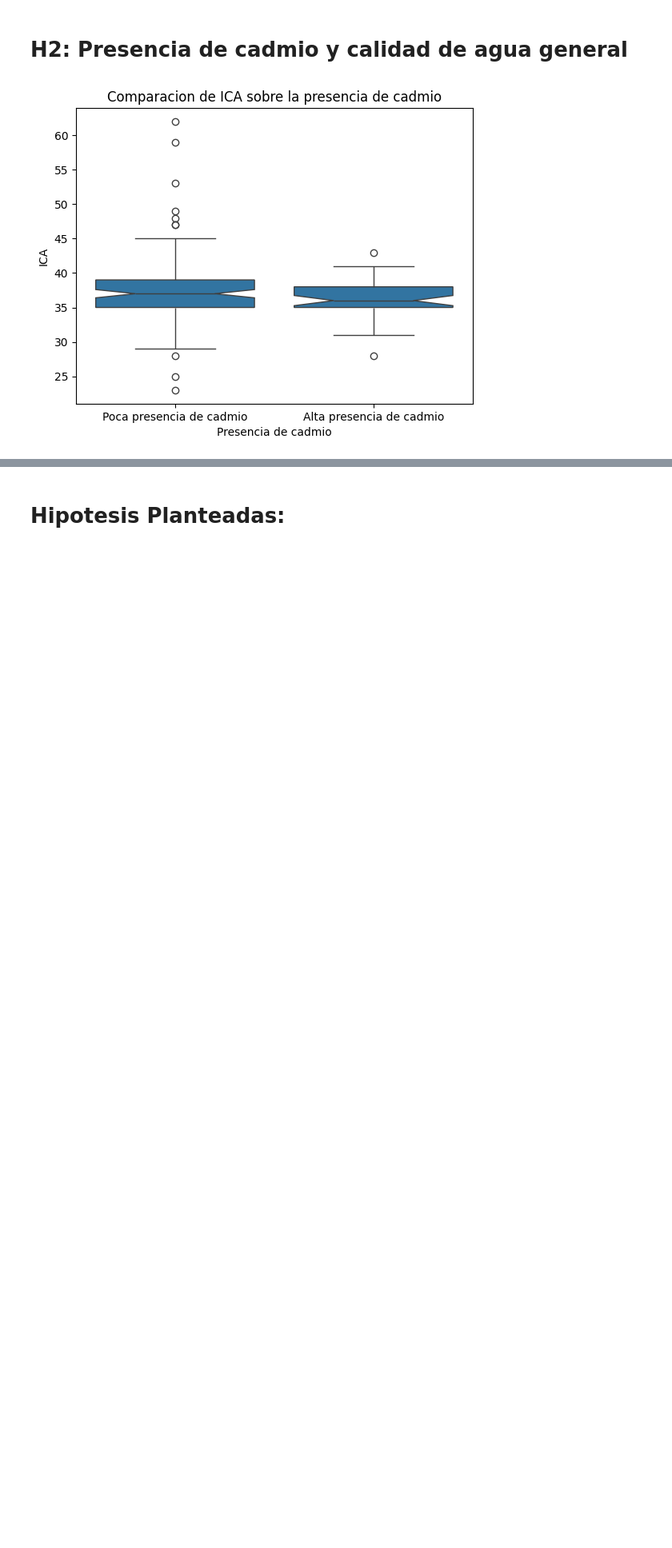
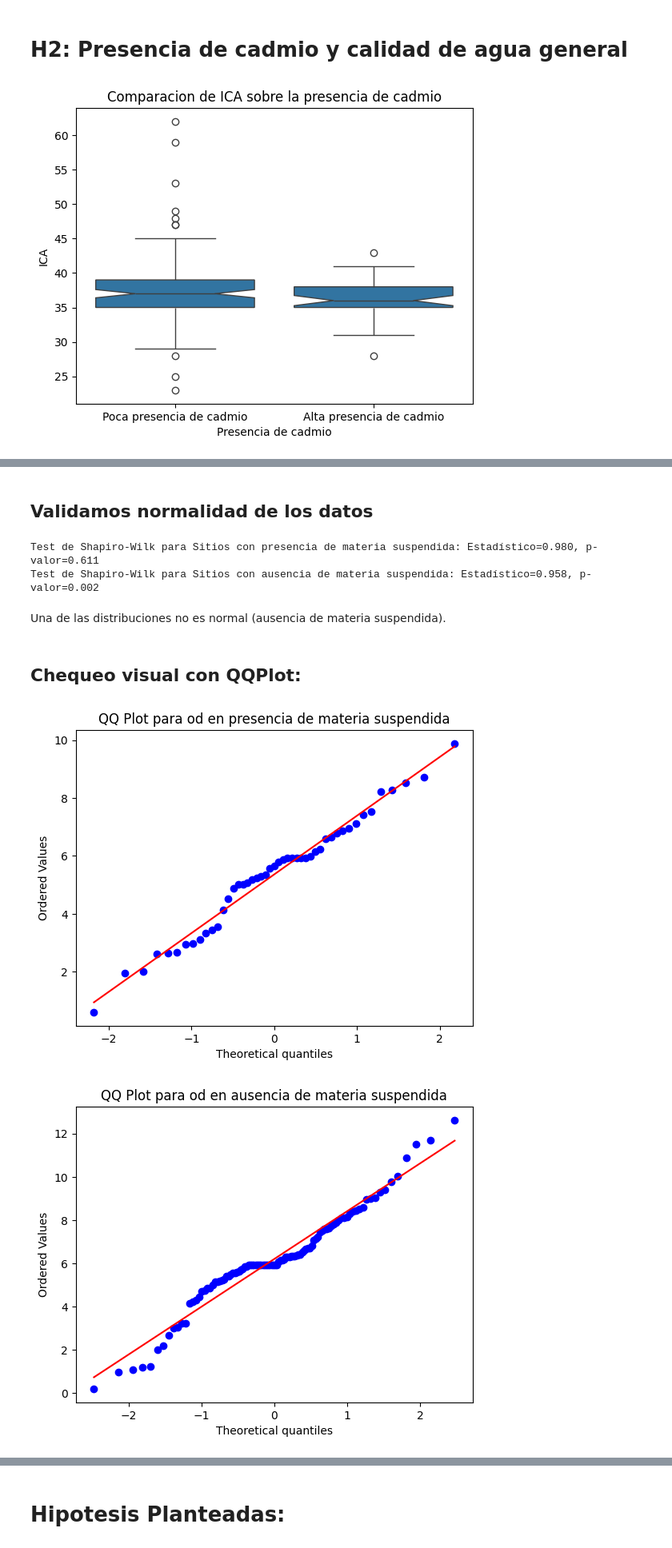
Before and after one commit to SOAgustin/PracticaEspecial, a Jupyter notebook: PracticoEspecial.ipynb, the cells around one changed output, grey strips where cells are left out. Shown: that part at 80% size. Drawn from its saved outputs; the diff is of its cells as text; code cells hidden in the pictures; blank space fills up the shorter version.

```diff
--- a/PracticoEspecial.ipynb
+++ b/PracticoEspecial.ipynb
@@ -2356,0 +2503,34 @@ plt.show()
+# %% [markdown]
+## Validamos normalidad de los datos
+# %%
+# Separamos los datos en dos grupos, desarrollados y en vías de desarrollo
+rd_Presencia_materias_suspendida = rd_copia[rd_copia['mat_susp'] == 1]['od']
+rd_Ausencia_materias_suspendida = rd_copia[rd_copia['mat_susp'] == 0]['od']
+
+# Test de Shapiro-Wilk para presencia de materia suspendida
+stat, p = shapiro(rd_Presencia_materias_suspendida)
+print(f"Test de Shapiro-Wilk para Sitios con presencia de materia suspendida: Estadístico={stat:.3f}, p-valor={p:.3f}")
+
+# Test de Shapiro-Wilk para ausencia de materia suspendida
+stat, p = shapiro(rd_Ausencia_materias_suspendida)
+print(f"Test de Shapiro-Wilk para Sitios con ausencia de materia suspendida: Estadístico={stat:.3f}, p-valor={p:.3f}")
+# %% [output]
+Test de Shapiro-Wilk para Sitios con presencia de materia suspendida: Estadístico=0.980, p-valor=0.611
+Test de Shapiro-Wilk para Sitios con ausencia de materia suspendida: Estadístico=0.958, p-valor=0.002
+# %% [markdown]
+Una de las distribuciones no es normal (ausencia de materia suspendida).
+# %% [markdown]
+## Chequeo visual con QQPlot:
+# %%
+# QQ plot para países desarrollados
+stats.probplot(rd_Presencia_materias_suspendida, dist="norm", plot=plt)
+plt.title("QQ Plot para od en presencia de materia suspendida")
+plt.show()
+
+# QQ plot para países en vías de desarrollo
+stats.probplot(rd_Ausencia_materias_suspendida, dist="norm", plot=plt)
+plt.title("QQ Plot para od en ausencia de materia suspendida")
+plt.show()
+# %% [output]
+[figure, added]
+[figure, added]
```
Also changed, not shown: parts of 27 cells of this notebook.
